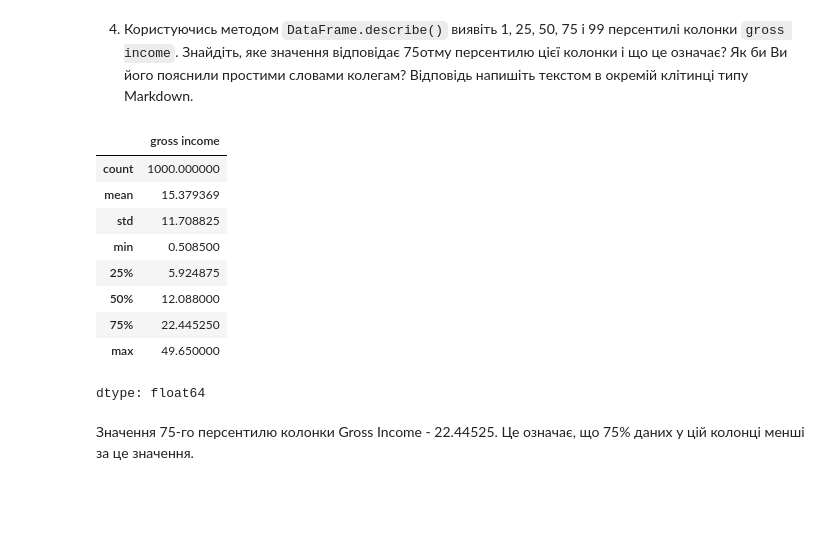
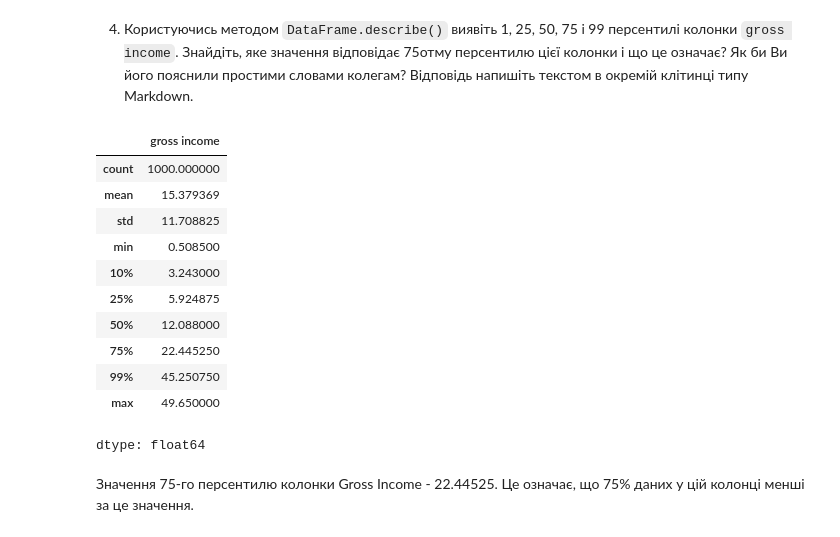
Before and after one commit to heatherale/data_course, a Jupyter notebook: hw_3_2_Основи_роботи_з_даними_у_Pandas_Khudolii_Kateryna.ipynb, the cells around one changed output. Drawn from its saved outputs; the diff is of its cells as text; code cells hidden in the pictures; blank space fills up the shorter version.

```diff
--- a/hw_3_2_Основи_роботи_з_даними_у_Pandas_Khudolii_Kateryna.ipynb
+++ b/hw_3_2_Основи_роботи_з_даними_у_Pandas_Khudolii_Kateryna.ipynb
@@ -98,16 +98,18 @@ dtype: object
 # %% [markdown]
 4. Користуючись методом `DataFrame.describe()` виявіть 1, 25, 50, 75 і 99 персентилі колонки `gross income`. Знайдіть, яке значення відповідає 75отму персентилю цієї колонки і що це означає? Як би Ви його пояснили простими словами колегам? Відповідь напишіть текстом в окремій клітинці типу Markdown.
 # %%
-df['gross income'].describe()
+df['gross income'].describe(percentiles=[.1,.25,.50,.75,.99])
 # %% [output]
 |  | gross income |
 | count | 1000.000000 |
 | mean | 15.379369 |
 | std | 11.708825 |
 | min | 0.508500 |
+| 10% | 3.243000 |
 | 25% | 5.924875 |
 | 50% | 12.088000 |
 | 75% | 22.445250 |
+| 99% | 45.250750 |
 | max | 49.650000 |
 dtype: float64
 # %% [markdown]
```
